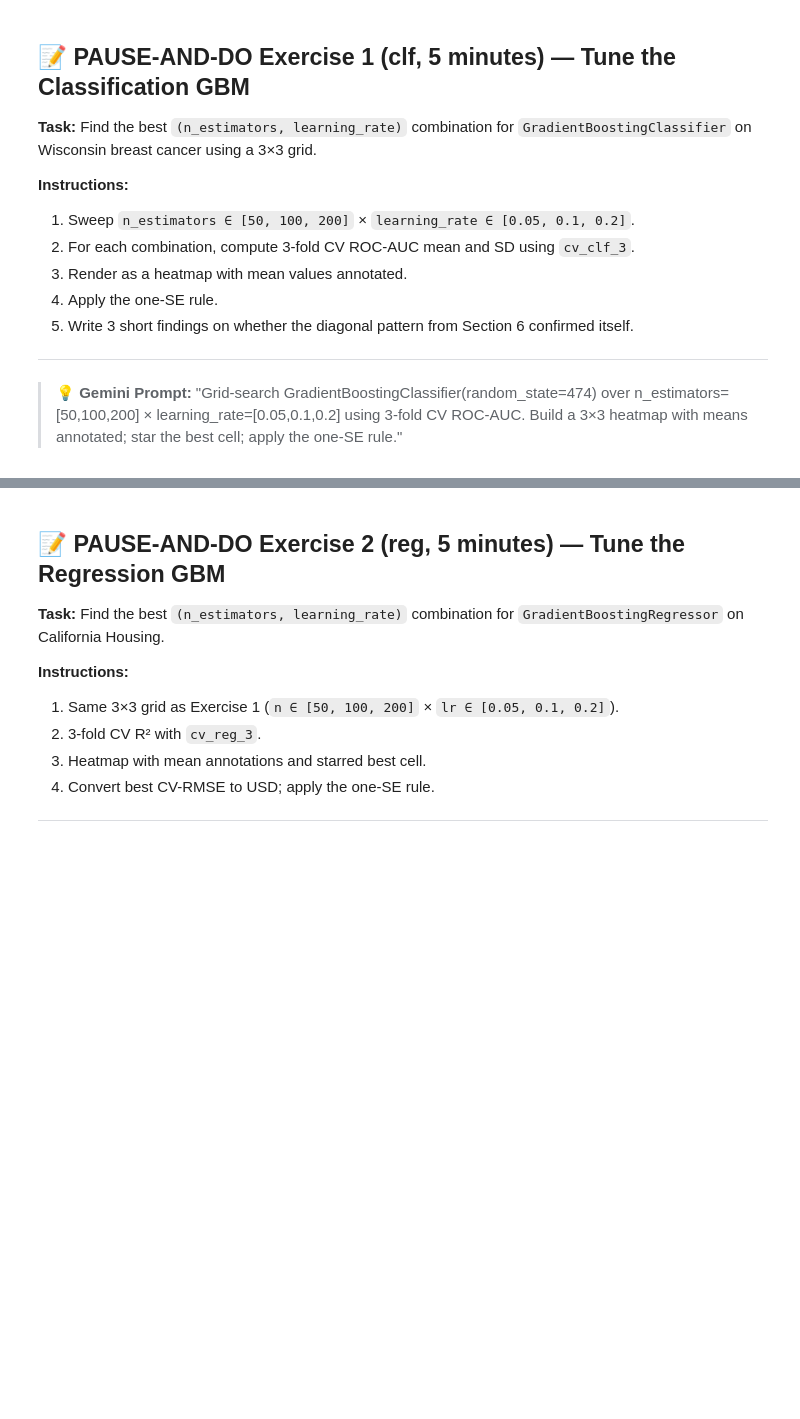
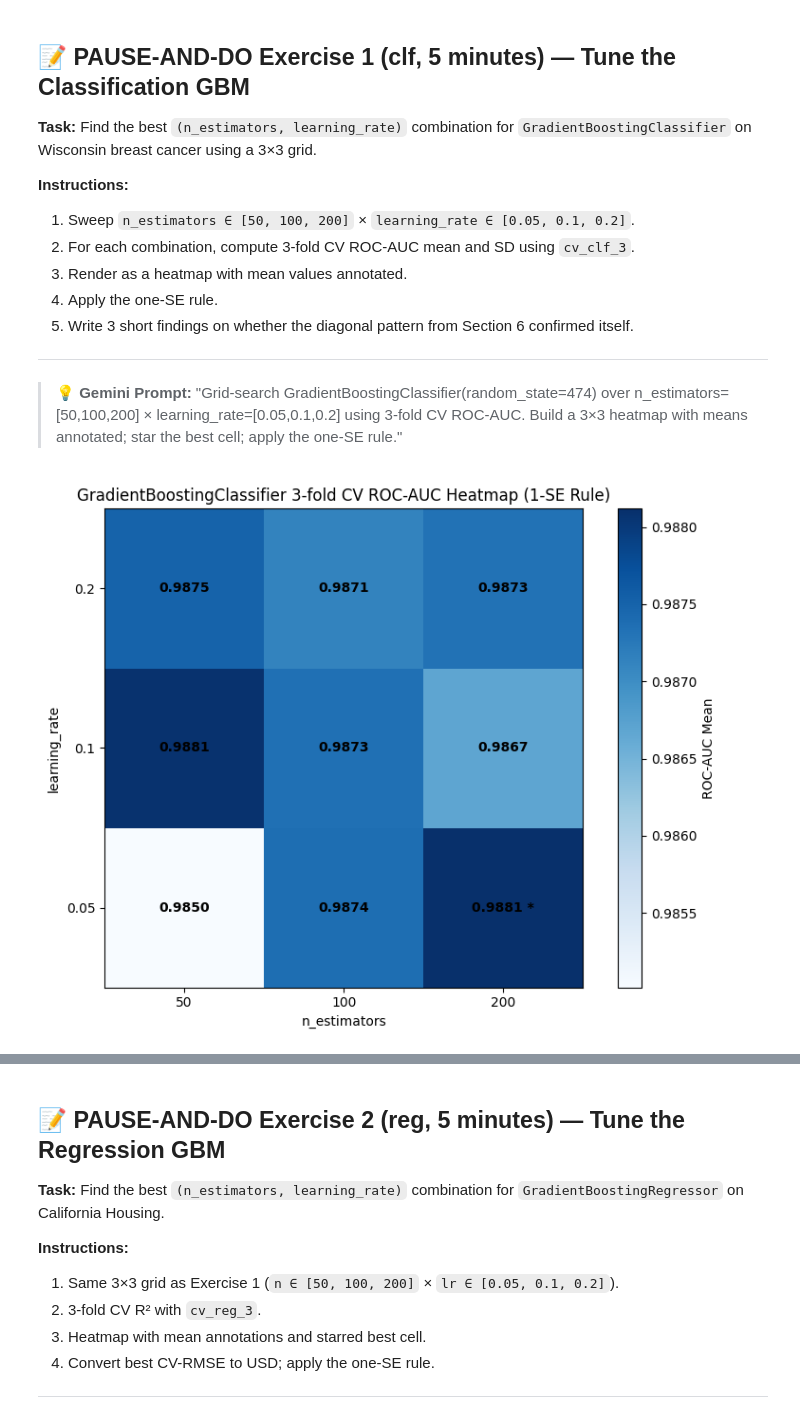
Before and after one commit to rishidude4321/predictiveanalyticscourse, a Jupyter notebook: notebooks/nb13_gradient_boosting_student.ipynb, the cells around one changed output, grey strips where cells are left out. Drawn from its saved outputs; the diff is of its cells as text; code cells hidden in the pictures; blank space fills up the shorter version.

```diff
--- a/notebooks/nb13_gradient_boosting_student.ipynb
+++ b/notebooks/nb13_gradient_boosting_student.ipynb
@@ -577,4 +577,84 @@ Both are statistically tied under CI-overlap (red rectangle CI=[0.798, 0.825] vs
 > 💡 **Gemini Prompt:** "Grid-search GradientBoostingClassifier(random_state=474) over n_estimators=[50,100,200] × learning_rate=[0.05,0.1,0.2] using 3-fold CV ROC-AUC. Build a 3×3 heatmap with means annotated; star the best cell; apply the one-SE rule."
 # %%
 # YOUR SOLUTION CODE HERE
-# Tune GradientBoostingClassifier over (n_estimators, learning_rate); apply one-SE rule.
+from matplotlib.patches import Rectangle
+
+n_estimators_grid = [50, 100, 200]
+learning_rate_grid = [0.05, 0.1, 0.2]
+
+cv_clf_3 = StratifiedKFold(n_splits=3, shuffle=True, random_state=RANDOM_SEED)
+t_crit_3fold = stats.t.ppf(0.975, df=3 - 1)
+
+clf_means = np.zeros((len(learning_rate_grid), len(n_estimators_grid)))
+clf_sds = np.zeros((len(learning_rate_grid), len(n_estimators_grid)))
+clf_half_ws = np.zeros((len(learning_rate_grid), len(n_estimators_grid)))
+
+for l_idx, lr in enumerate(learning_rate_grid):
+    for n_idx, n in enumerate(n_estimators_grid):
+        clf = GradientBoostingClassifier(n_estimators=n, learning_rate=lr, random_state=RANDOM_SEED)
+        scores = cross_val_score(clf, X_train_clf, y_train_clf, cv=cv_clf_3, scoring='roc_auc', n_jobs=-1)
+        clf_means[l_idx, n_idx] = scores.mean()
+        clf_sds[l_idx, n_idx] = scores.std(ddof=1)
+        clf_half_ws[l_idx, n_idx] = t_crit_3fold * scores.std(ddof=1) / np.sqrt(3)
+
+# Find the best cell (largest mean, smallest CI as tiebreaker)
+max_mean_idx = np.unravel_index(np.argmax(clf_means, axis=None), clf_means.shape)
+best_mean_value = clf_means[max_mean_idx]
+best_mean_half_w = clf_half_ws[max_mean_idx]
+
+# Apply the one-SE rule
+# Best score within one SE of the absolute best mean
+one_se_threshold = best_mean_value - best_mean_half_w
+one_se_candidates = []
+for l_idx in range(len(learning_rate_grid)):
+    for n_idx in range(len(n_estimators_grid)):
+        if clf_means[l_idx, n_idx] >= one_se_threshold:
+            one_se_candidates.append({
+                'lr_idx': l_idx,
+                'n_idx': n_idx,
+                'mean': clf_means[l_idx, n_idx],
+                'half_w': clf_half_ws[l_idx, n_idx]
+            })
+
+# From one_se_candidates, choose the one with the highest mean. If tied, pick the one with smaller half_w
+one_se_best_candidate = None
+if one_se_candidates:
+    one_se_best_candidate = max(one_se_candidates, key=lambda x: (x['mean'], -x['half_w']))
+    one_se_best_idx = (one_se_best_candidate['lr_idx'], one_se_best_candidate['n_idx'])
+else:
+    one_se_best_idx = max_mean_idx # Fallback to absolute best if no candidates meet 1SE rule
+
+# Plotting the heatmap
+fig, ax = plt.subplots(figsize=(8, 6))
+im = ax.imshow(clf_means, cmap='Blues', origin='lower')
+
+# Annotate with means and star the best cell based on 1-SE rule
+for l_idx in range(len(learning_rate_grid)):
+    for n_idx in range(len(n_estimators_grid)):
+        text = f'{clf_means[l_idx, n_idx]:.4f}'
+        if (l_idx, n_idx) == one_se_best_idx:
+            text += ' *'
+        ax.text(n_idx, l_idx, text, ha='center', va='center', color='black', fontsize=10, fontweight='bold')
+
+ax.set_xticks(np.arange(len(n_estimators_grid)))
+ax.set_yticks(np.arange(len(learning_rate_grid)))
+ax.set_xticklabels([str(n) for n in n_estimators_grid])
+ax.set_yticklabels([str(lr) for lr in learning_rate_grid])
+ax.set_xlabel('n_estimators')
+ax.set_ylabel('learning_rate')
+ax.set_title('GradientBoostingClassifier 3-fold CV ROC-AUC Heatmap (1-SE Rule)')
+fig.colorbar(im, ax=ax, orientation='vertical', label='ROC-AUC Mean')
+plt.grid(False)
+plt.tight_layout()
+plt.show()
+
+# Print the results of the one-SE rule
+if one_se_best_candidate:
+    best_lr = learning_rate_grid[one_se_best_idx[0]]
+    best_n = n_estimators_grid[one_se_best_idx[1]]
+    print(f"\nOne-SE Rule Best Parameters: learning_rate={best_lr}, n_estimators={best_n}")
+    print(f"Mean ROC-AUC: {one_se_best_candidate['mean']:.4f}, 95% CI Half-Width: {one_se_best_candidate['half_w']:.4f}")
+else:
+    print("No candidates found for the one-SE rule.")
+# %% [output]
+[figure, added]
```
Also changed, not shown: parts of 3 cells of this notebook.
